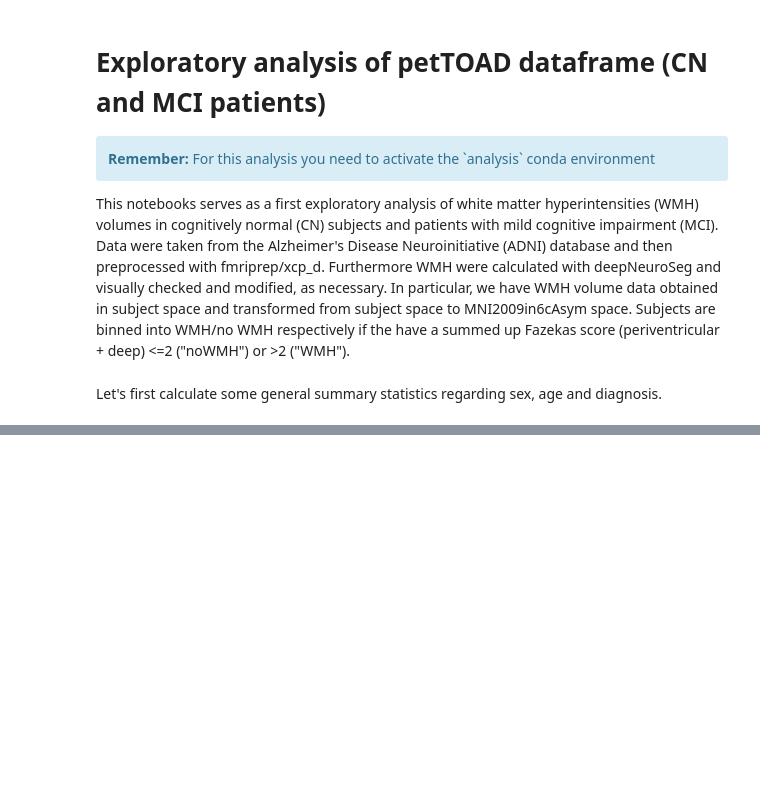
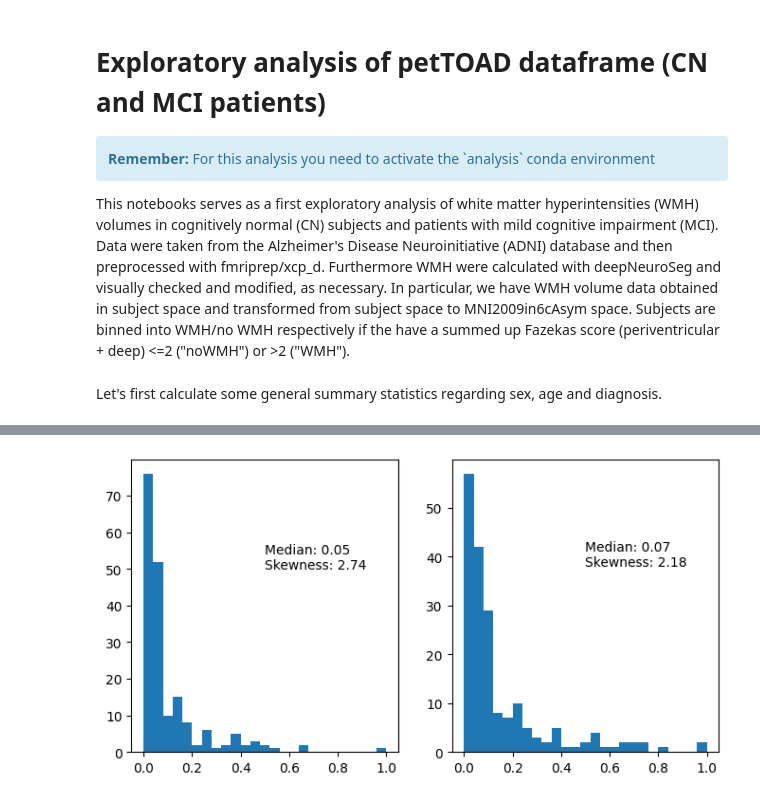
Before and after one commit to dani2442/TMS_in_AD, a Jupyter notebook: 04_analysis/analyse_petTOAD.ipynb, the cells around one changed output, grey strips where cells are left out. Saved outputs shown, nothing was run; the diff lists cells and outputs as text; code cells hidden in the pictures; blank space fills up the shorter version.

```diff
--- a/04_analysis/analyse_petTOAD.ipynb
+++ b/04_analysis/analyse_petTOAD.ipynb
@@ -22,10 +22,10 @@ UTL_DIR = DATA_DIR / "utils"
 RES_DIR = SPINE / "results"
 
 #Read in data
-pts_df = pd.read_csv(RES_DIR / "petTOAD_dataframe.csv", index_col = [0])
-
-# Current implementation to say that a patient has WMH is based on the threshold of the subj space WMH volume
-pts_df['WMH'] = np.where(pts_df["Group_bin_Fazekas"].str.contains("no_WMH"), "no_WMH", "WMH")
+df_petTOAD_pre = pd.read_csv(RES_DIR / "df_petTOAD.csv", index_col = [0])
+df_petTOAD_pre['WMH_bin'] = np.where(df_petTOAD_pre["Group_bin_Fazekas"].str.contains("no_WMH"), "no_WMH", "WMH")
+df_petTOAD_pre["PTID"] = df_petTOAD_pre["PTID"].str.replace("_", "")
+df_petTOAD = df_petTOAD_pre[df_petTOAD_pre["WMH_load_subj_space"] < 80000]
 # %% [markdown]
 Let's first calculate some general summary statistics regarding sex, age and diagnosis.
 # %%
@@ -283,0 +237,21 @@ Check some potential interesting differences amongst groups
+# %%
+wmh_pre = (
+        df_petTOAD_pre["WMH_load_subj_space"] - df_petTOAD_pre["WMH_load_subj_space"].min()
+    ) / (
+        df_petTOAD_pre["WMH_load_subj_space"].max() - df_petTOAD_pre["WMH_load_subj_space"].min()
+    )
+wmh_post = (
+        df_petTOAD["WMH_load_subj_space"] - df_petTOAD["WMH_load_subj_space"].min()
+    ) / (
+        df_petTOAD["WMH_load_subj_space"].max() - df_petTOAD["WMH_load_subj_space"].min()
+    )
+plt.figure(figsize=(8,4))
+plt.subplot(121)
+plt.hist(wmh_pre, bins = 25);
+plt.annotate(f"Median: {round(wmh_pre.median(), 2)}\nSkewness: {round(ss.skew(wmh_pre), 2)}", (0.5, 50))
+plt.subplot(122)
+plt.hist(wmh_post, bins = 25);
+plt.annotate(f"Median: {round(wmh_post.median(), 2)}\nSkewness: {round(ss.skew(wmh_post), 2)}", (0.5, 38))
+plt.savefig(RES_DIR / "distribution_pre_post_normalized_WMH.png")
+# %% [output]
+[figure, added]
```
Also changed, not shown: parts of 14 cells of this notebook.
